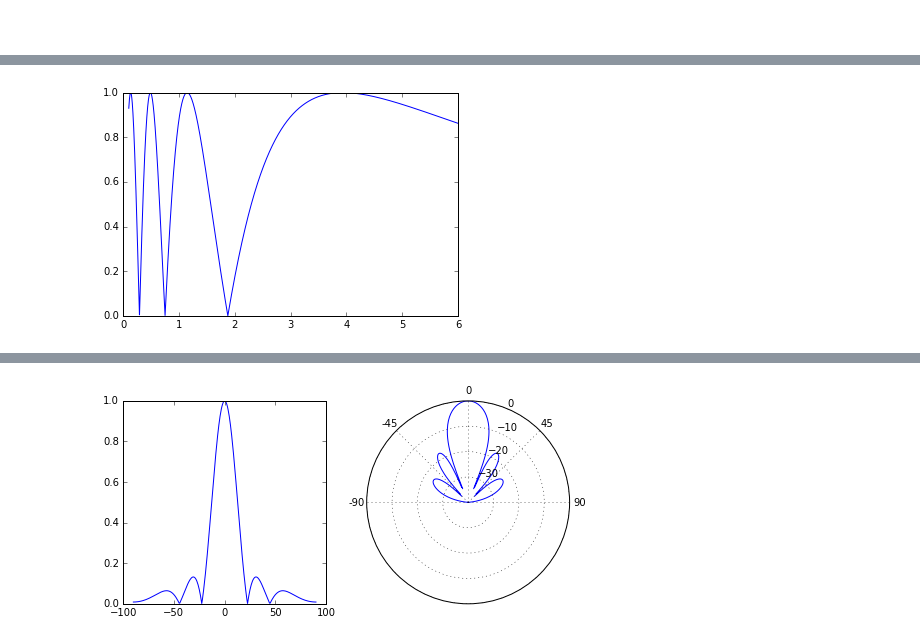
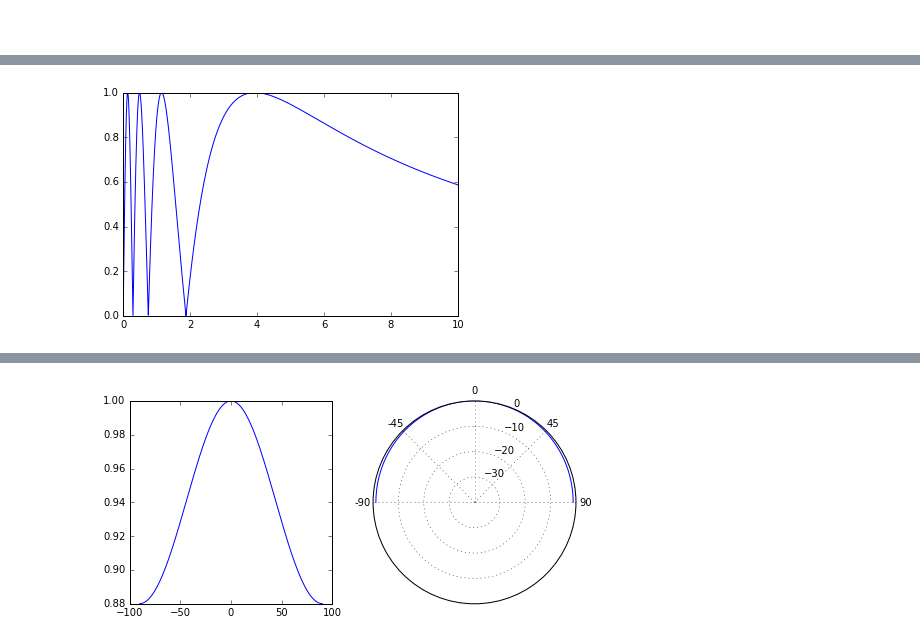
Before and after one commit to cdohl/PH4606, a Jupyter notebook: lecture 7.ipynb, the cells around one changed output, grey strips where cells are left out. Saved outputs shown, nothing was run; the diff lists cells and outputs as text; code cells hidden in the pictures.

```diff
--- a/lecture 7.ipynb
+++ b/lecture 7.ipynb
@@ -228,22 +228,24 @@ Next we plot Eq. (7.15) as a function of $r/a$ with $k a=8 \pi$ and normalized b
 # %%
 %matplotlib inline
 import math as m
 import numpy as np
 import matplotlib.pyplot as plt
 
 #r/a
-roa=np.linspace(0.1,6.,5000)
+roa=np.linspace(.01,10.,5000)
 #k*a
 ka=8*np.pi
 #P as a function of ka and r/a
 P=np.sin(.5*ka*roa*(np.sqrt(1+roa**-2.)-1.))
 
 plt.figure(figsize=(6,4), dpi=100)
 plt.plot(roa,np.abs(P))
+#plt.loglog(roa,np.abs(P))
+plt.show()
 
-plt.show()
+print
 # %% [output]
-[figure, old version]
+[figure, new version]
 # %% [markdown]
 ### Far field response
 Now we want to calculate the emitted pressure field as a function of $\Theta$ under the far field approximation, $r \ll a$.
@@ -323,7 +325,7 @@ def dbnorm(x):
     return 20*np.log10(np.abs(x)/np.max(x))
 
 theta=np.linspace(-m.pi/2.,m.pi/2.,300)
-ka=10.
+ka=10./10.
 H=2.*sp.jv(1,ka*np.sin(theta))/(ka*np.sin(theta))
 HdB=dbnorm(H)
 
@@ -344,7 +346,7 @@ ax2.set_xticklabels(('0','45','90','','','','-90','-45'))
 c = plt.plot(theta, HdB)
 plt.show()
 # %% [output]
-[figure, old version]
+[figure, new version]
 # %% [markdown]
 ## Linear Array
 
```
Also changed, not shown: parts of 3 cells of this notebook, 2 other files.
